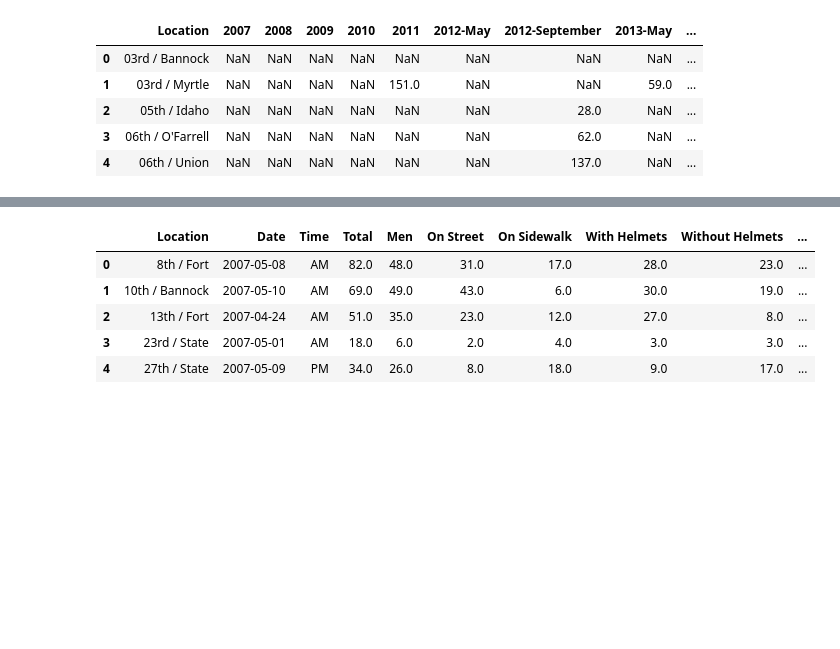
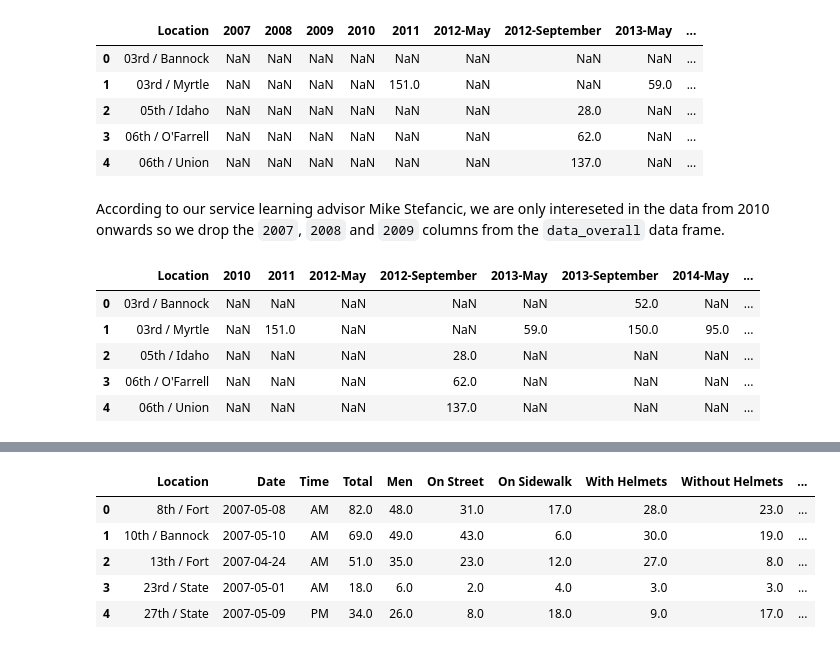
Before and after one commit to mikestefancic/TVCA, a Jupyter notebook: tvca-explore.ipynb, the cells around one changed output, grey strips where cells are left out. Saved outputs shown, nothing was run; the diff lists cells and outputs as text; code cells hidden in the pictures; blank space fills up the shorter version.

```diff
--- a/tvca-explore.ipynb
+++ b/tvca-explore.ipynb
@@ -35,3 +68,18 @@ data_overall.head()
 | 2 | 05th / Idaho | NaN | NaN | NaN | NaN | NaN | NaN | 28.0 | NaN | ... |
 | 3 | 06th / O'Farrell | NaN | NaN | NaN | NaN | NaN | NaN | 62.0 | NaN | ... |
 | 4 | 06th / Union | NaN | NaN | NaN | NaN | NaN | NaN | 137.0 | NaN | ... |
+# %% [markdown]
+According to our service learning advisor Mike Stefancic, we are only intereseted in the data from 2010 onwards so we drop the `2007`, `2008` and `2009` columns from the `data_overall` data frame.
+# %%
+# Make col names a string
+data_overall.columns = data_overall.columns.map(str)
+
+data_overall.drop(columns=['2007', '2008', '2009'], inplace=True)
+data_overall.head()
+# %% [output]
+|  | Location | 2010 | 2011 | 2012-May | 2012-September | 2013-May | 2013-September | 2014-May | ... |
+| 0 | 03rd / Bannock | NaN | NaN | NaN | NaN | NaN | 52.0 | NaN | ... |
+| 1 | 03rd / Myrtle | NaN | 151.0 | NaN | NaN | 59.0 | 150.0 | 95.0 | ... |
+| 2 | 05th / Idaho | NaN | NaN | NaN | 28.0 | NaN | NaN | NaN | ... |
+| 3 | 06th / O'Farrell | NaN | NaN | NaN | 62.0 | NaN | NaN | NaN | ... |
+| 4 | 06th / Union | NaN | NaN | NaN | 137.0 | NaN | NaN | NaN | ... |
```
Also changed, not shown: parts of 16 cells of this notebook.
